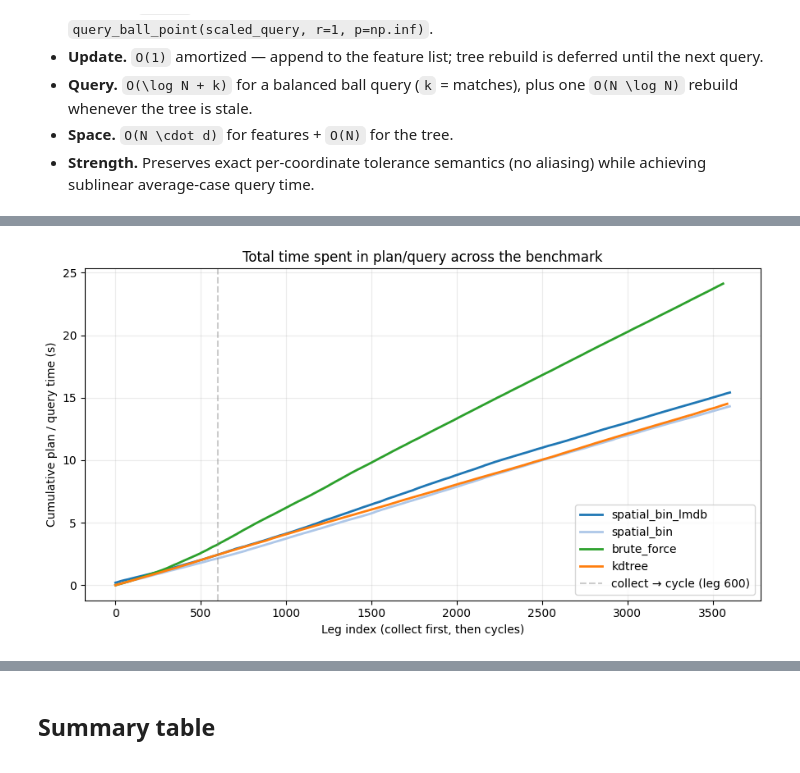
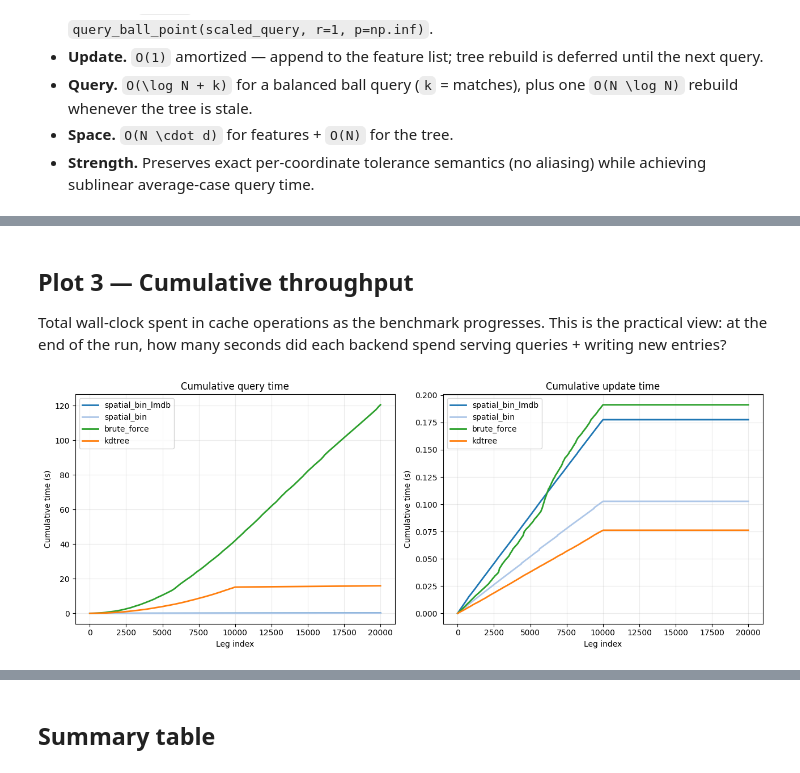
Before and after one commit to valmikikothare/nns_trajectory_cache, a Jupyter notebook: cache_benchmark_analysis.ipynb, the cells around one changed output, grey strips where cells are left out. Saved outputs shown, nothing was run; the diff lists cells and outputs as text; code cells hidden in the pictures.

Commit message:
Updated to standalone caches and benchmark

```diff
--- a/cache_benchmark_analysis.ipynb
+++ b/cache_benchmark_analysis.ipynb
@@ -320,31 +345,29 @@ robot spent in planning + cache lookups for each backend?
+# %% [markdown]
+## Plot 3 — Cumulative throughput
+
+Total wall-clock spent in cache operations as the benchmark
+progresses. This is the practical view: at the end of the run, how
+many seconds did each backend spend serving queries + writing new
+entries?
 # %%
-fig, ax = plt.subplots(figsize=(9, 5))
+fig, axes = plt.subplots(1, 2, figsize=(13, 5))
+
 for backend in BACKEND_ORDER:
-    d = df[df.backend == backend].reset_index(drop=True)
-    cum = d.plan_time_s.cumsum()
-    ax.plot(
-        d.index + 1, cum, label=backend, color=BACKEND_COLORS[backend], lw=2
-    )
+    d = df_direct[df_direct["backend"] == backend].reset_index(drop=True)
+    cum_q = d["query_time_s"].fillna(0).cumsum()
+    cum_u = d["update_time_s"].fillna(0).cumsum()
+    axes[0].plot(d.index + 1, cum_q, label=backend, color=BACKEND_COLORS[backend], lw=2)
+    axes[1].plot(d.index + 1, cum_u, label=backend, color=BACKEND_COLORS[backend], lw=2)
 
-# Mark the collect/cycle phase boundary per backend (same for all if
-# `n_unique_goals * 2` collect legs).
-lengths = df.groupby("backend")["phase"].value_counts().unstack().fillna(0)
-if "collect" in lengths.columns:
-    collect_n = int(lengths["collect"].iloc[0])
-    ax.axvline(
-        collect_n,
-        color="gray",
-        linestyle="--",
-        alpha=0.4,
-        label=f"collect → cycle (leg {collect_n})",
-    )
-ax.set_xlabel("Leg index (collect first, then cycles)")
-ax.set_ylabel("Cumulative plan / query time (s)")
-ax.set_title("Total time spent in plan/query across the benchmark")
-ax.legend()
-ax.grid(alpha=0.25)
+for ax, title in zip(axes, ["Cumulative query time", "Cumulative update time"]):
+    ax.set_xlabel("Leg index")
+    ax.set_ylabel("Cumulative time (s)")
+    ax.set_title(title)
+    ax.grid(alpha=0.25)
+    ax.legend()
+
 plt.tight_layout()
 plt.savefig(os.path.join(FIGURE_DIR, "plot3.png"), bbox_inches="tight")
 plt.show()
 # %% [output]
-[figure, old version]
+[figure, new version]
```
Also changed, not shown: parts of 45 cells of this notebook, 19 other files.
